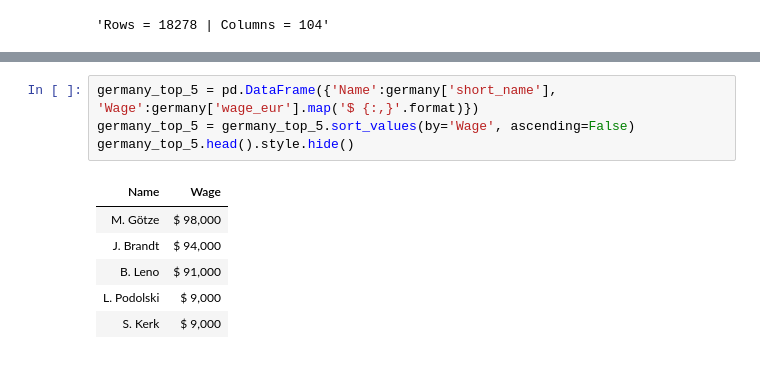
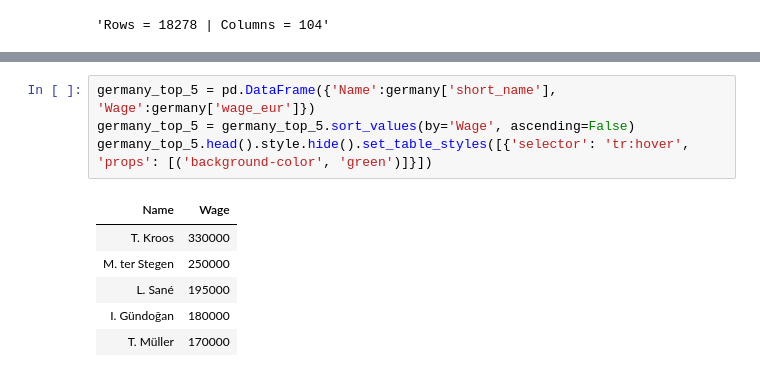
Before and after one commit to blwishom/JUMPlus, a Jupyter notebook: fifa_data_analysis/fifa_nb.ipynb, the cells around one changed output, grey strips where cells are left out. Cells and saved outputs as stored; diff of their text form.

```diff
--- a/fifa_data_analysis/fifa_nb.ipynb
+++ b/fifa_data_analysis/fifa_nb.ipynb
@@ -139,14 +148,14 @@ wage = germany['wage_eur'].max()
 # %%
-germany_top_5 = pd.DataFrame({'Name':germany['short_name'], 'Wage':germany['wage_eur'].map('$ {:,}'.format)})
+germany_top_5 = pd.DataFrame({'Name':germany['short_name'], 'Wage':germany['wage_eur']})
 germany_top_5 = germany_top_5.sort_values(by='Wage', ascending=False)
-germany_top_5.head().style.hide()
+germany_top_5.head().style.hide().set_table_styles([{'selector': 'tr:hover', 'props': [('background-color', 'green')]}])
 # %% [output]
 | Name | Wage |
-| M. Götze | $ 98,000 |
-| J. Brandt | $ 94,000 |
-| B. Leno | $ 91,000 |
-| L. Podolski | $ 9,000 |
-| S. Kerk | $ 9,000 |
+| T. Kroos | 330000 |
+| M. ter Stegen | 250000 |
+| L. Sané | 195000 |
+| I. Gündoğan | 180000 |
+| T. Müller | 170000 |
 # %%
 top_shooters = df.sort_values(by='shooting', ascending=False)
 top_shooters['shooting'] = top_shooters['shooting'].replace([np.nan], 0).astype(int)
```
Also changed, not shown: parts of 15 cells of this notebook.
